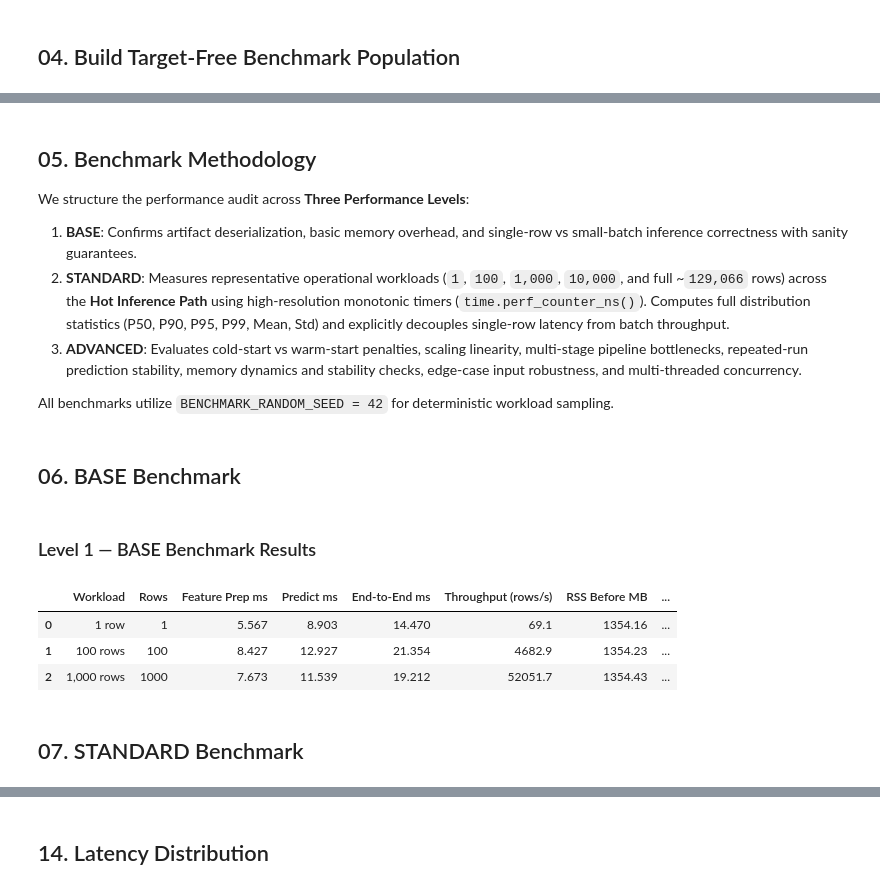
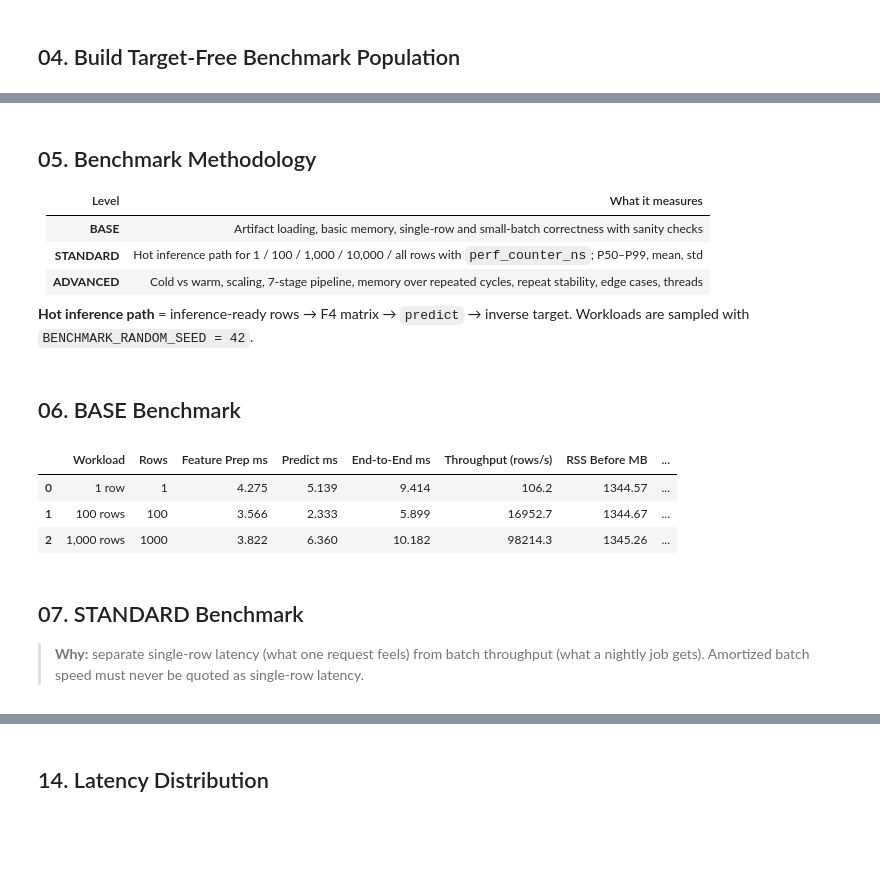
Before and after one commit to HauCoder2005/roombeacon-system, a Jupyter notebook: notebooks/07_roombeacon_performance_benchmark.ipynb, the cells around one changed output, grey strips where cells are left out. Saved outputs shown, nothing was run; the diff lists cells and outputs as text; code cells hidden in the pictures; blank space fills up the shorter version.

```diff
--- a/notebooks/07_roombeacon_performance_benchmark.ipynb
+++ b/notebooks/07_roombeacon_performance_benchmark.ipynb
@@ -217,33 +197,30 @@ display(population.schema_summary)
-# %% [markdown]
-## 05. Benchmark Methodology
-
-We structure the performance audit across **Three Performance Levels**:
-
-1. **BASE**: Confirms artifact deserialization, basic memory overhead, and single-row vs small-batch inference correctness with sanity guarantees.
-2. **STANDARD**: Measures representative operational workloads (`1`, `100`, `1,000`, `10,000`, and full ~`129,066` rows) across the **Hot Inference Path** using high-resolution monotonic timers (`time.perf_counter_ns()`). Computes full distribution statistics (P50, P90, P95, P99, Mean, Std) and explicitly decouples single-row latency from batch throughput.
-3. **ADVANCED**: Evaluates cold-start vs warm-start penalties, scaling linearity, multi-stage pipeline bottlenecks, repeated-run prediction stability, memory dynamics and stability checks, edge-case input robustness, and multi-threaded concurrency.
-
-All benchmarks utilize `BENCHMARK_RANDOM_SEED = 42` for deterministic workload sampling.
+# %% [markdown]
+## 05. Benchmark Methodology
+
+| Level | What it measures |
+|---|---|
+| **BASE** | Artifact loading, basic memory, single-row and small-batch correctness with sanity checks |
+| **STANDARD** | Hot inference path for 1 / 100 / 1,000 / 10,000 / all rows with `perf_counter_ns`; P50–P99, mean, std |
+| **ADVANCED** | Cold vs warm, scaling, 7-stage pipeline, memory over repeated cycles, repeat stability, edge cases, threads |
+
+**Hot inference path** = inference-ready rows → F4 matrix → `predict` → inverse target. Workloads are
+sampled with `BENCHMARK_RANDOM_SEED = 42`.
 # %% [markdown]
 ## 06. BASE Benchmark
 # %%
 base_results = run_base_benchmark(
-    champion,
-    ready_population,
-    sizes=(1, 100, 1000),
-    seed=BENCHMARK_RANDOM_SEED,
+    champion, ready_population, sizes=(1, 100, 1000), seed=BENCHMARK_RANDOM_SEED
 )
-display(Markdown('### Level 1 — BASE Benchmark Results'))
 display(base_results)
-
-assert (base_results['Sanity'] == 'PASS').all(), 'BASE predictions must pass sanity verification'
+assert (base_results["Sanity"] == "PASS").all(), "BASE predictions must pass sanity verification"
 # %% [output]
-### Level 1 — BASE Benchmark Results
 |  | Workload | Rows | Feature Prep ms | Predict ms | End-to-End ms | Throughput (rows/s) | RSS Before MB | ... |
-| 0 | 1 row | 1 | 5.567 | 8.903 | 14.470 | 69.1 | 1354.16 | ... |
-| 1 | 100 rows | 100 | 8.427 | 12.927 | 21.354 | 4682.9 | 1354.23 | ... |
-| 2 | 1,000 rows | 1000 | 7.673 | 11.539 | 19.212 | 52051.7 | 1354.43 | ... |
+| 0 | 1 row | 1 | 4.275 | 5.139 | 9.414 | 106.2 | 1344.57 | ... |
+| 1 | 100 rows | 100 | 3.566 | 2.333 | 5.899 | 16952.7 | 1344.67 | ... |
+| 2 | 1,000 rows | 1000 | 3.822 | 6.360 | 10.182 | 98214.3 | 1345.26 | ... |
-# %% [markdown]
-## 07. STANDARD Benchmark
+# %% [markdown]
+## 07. STANDARD Benchmark
+
+> **Why:** separate single-row latency (what one request feels) from batch throughput (what a nightly job gets). Amortized batch speed must never be quoted as single-row latency.
 # %%
 standard_results = run_standard_benchmark(
```
Also changed, not shown: parts of 48 cells of this notebook, 1 other file.
